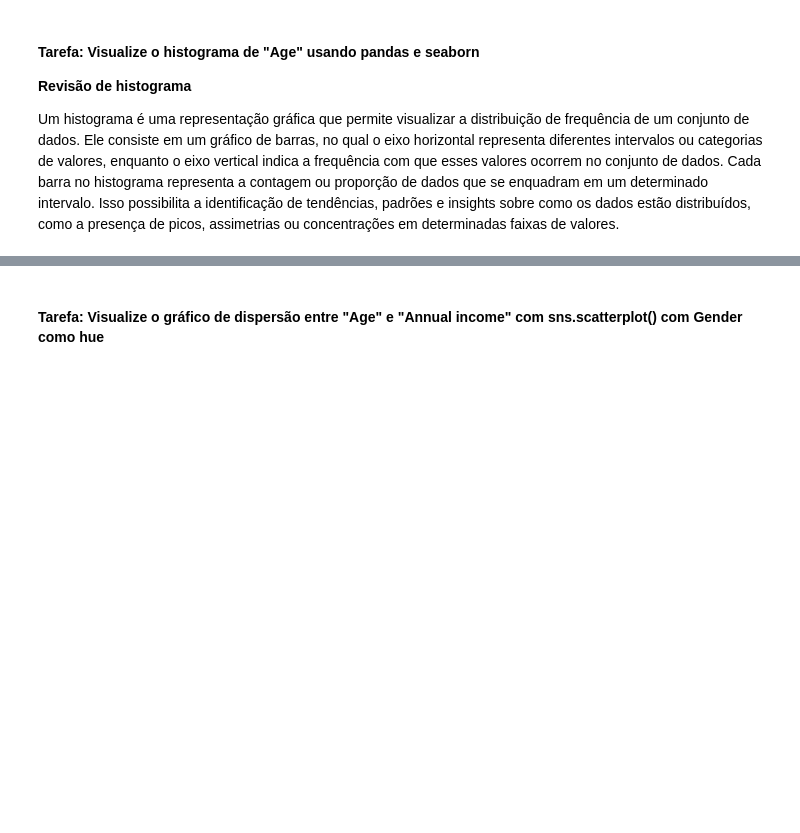
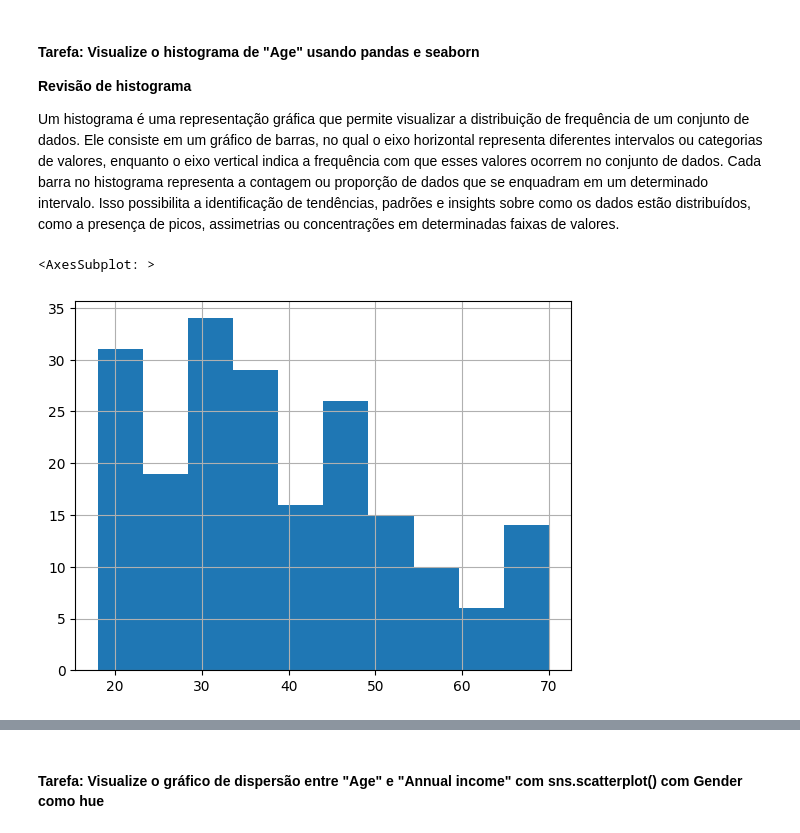
Before and after one commit to yannacavalcanti/bootcampPortfolioOutubro2023, a Jupyter notebook: 0. Case de nivelamento (completo).ipynb, the cells around one changed output, grey strips where cells are left out. Saved outputs shown, nothing was run; the diff lists cells and outputs as text; code cells hidden in the pictures; blank space fills up the shorter version.

```diff
--- a/0. Case de nivelamento (completo).ipynb
+++ b/0. Case de nivelamento (completo).ipynb
@@ -81,7 +94,7 @@ Renda,Idade,Gasto,
 Para leitura, usaremos a função *read_csv()* e vamos inserir o endereço do nosso arquivo como string "*../input/customer-segmentation-tutorial-in-python/Mall_Customers.csv*"
 # %%
 
-data =
+data = pd.read_csv('input/Mall_Customers.csv')
 # %% [markdown]
 ## Análise exploratória de dados (EDA)
 
@@ -103,3 +199,5 @@ A Análise Exploratória de Dados (EDA) é uma abordagem fundamental na área de
+# %%
+data = data.set_index('CustomerID')
 # %% [markdown]
 ### Resumo estatístico
 Agora, vamos obter algumas métricas estatísticas básicas para entender melhor com o que estamos lidando.
@@ -136,4 +298,8 @@ Um histograma é uma representação gráfica que permite visualizar a distribui
 # %%
 # Pandas
+data['Age'].hist()
+# %% [output]
+<AxesSubplot: >
+[figure, added]
 # %%
 # Seaborn
```
Also changed, not shown: parts of 43 cells of this notebook.
